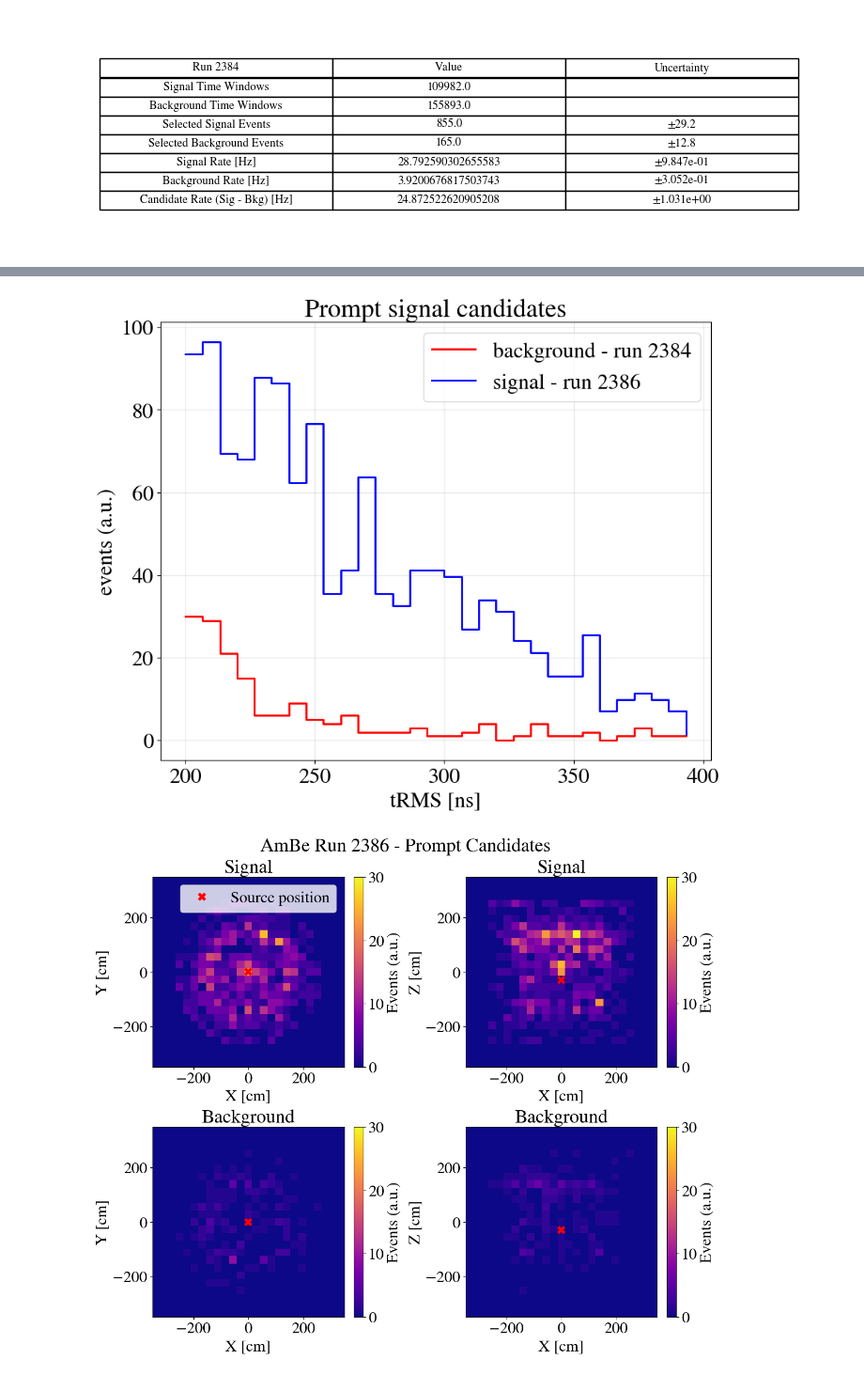
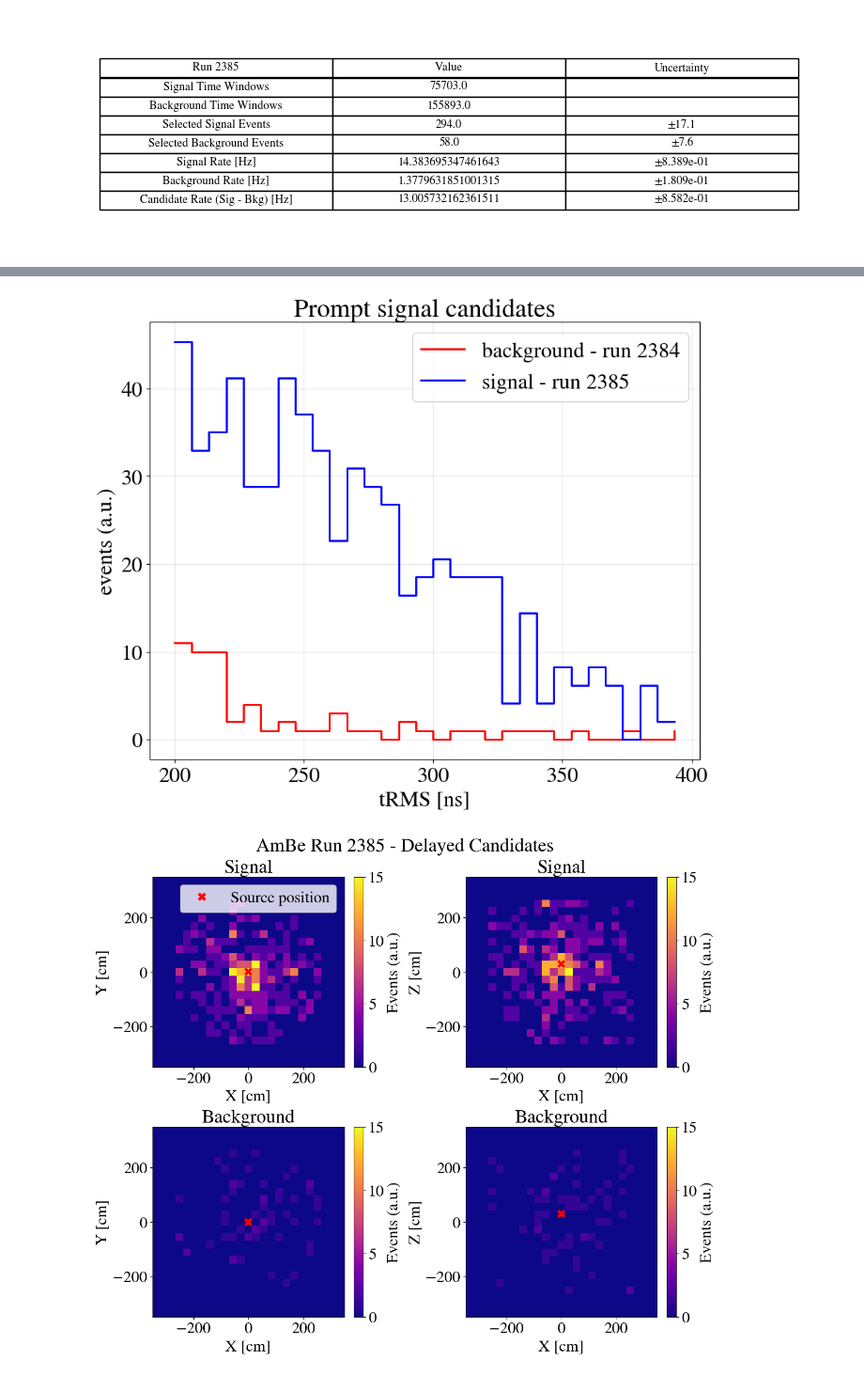
Before and after one commit to halmamol/ACES, a Jupyter notebook: jupyter_nb/CandidateEvents.ipynb, the cells around one changed output, grey strips where cells are left out. Shown at 94% size. Drawn from its saved outputs; the diff is of its cells as text; code cells hidden in the pictures.

```diff
--- a/jupyter_nb/CandidateEvents.ipynb
+++ b/jupyter_nb/CandidateEvents.ipynb
@@ -42,12 +42,12 @@ def exp_func(x, A, tau):
     return A * np.exp(-x / tau)
 # %%
 #Runs to compare
-sig_run = '2386'
-pos = [0.0, 0.0, -30.5]
+sig_run = '2385'
+pos = [0.0, 0.0, 0.0]
 bkg_run = '2384'
 
 if sig_run == '2385':
-    pos = [0.0, 0.0, 30.5]
+    pos = [0.0, 0.0, +30.5]
 elif sig_run == '2386':
     pos = [0.0, 0.0, -30.5]
 elif sig_run == '2387':
@@ -122,4 +138,7 @@ Candidate events/Second 24.87252262090521
 Number of events with more than one entry: 0
+# %%
+df = df[(df['delayed_nhits'] < 27)]
+df_bkg = df_bkg[(df_bkg['delayed_nhits'] < 27)]
 # %%
 import numpy as np
 import pandas as pd
@@ -250,15 +269,13 @@ plt.title('Prompt signal candidates')
 plt.legend()
 plt.grid(alpha=0.3)
 # %% [output]
-[figure, old version]
+[figure, new version]
 # %%
-cols = ["prompt_x", "prompt_y", "prompt_z"]
+cols = ["delayed_x", "delayed_y", "delayed_z"]
 labels = ["X [cm]", "Y [cm]", "Z [cm]"]
 source_pos = {"prompt_x": pos[0], "prompt_y": pos[1], "prompt_z": pos[2]}
 
-#N_events_bkg / N_events_sig
-
-alpha = N_events_bkg / N_events_sig  # scale signal to background exposure
+alpha = N_events_bkg / N_events_sig   # scale signal to background exposure
 
 # Clean arrays
 def clean(arr):
@@ -271,7 +288,7 @@ bx, by, bz = [clean(df_bkg[c].to_numpy()) for c in cols]
 n_bins = 25
 
 global_min = 0
-global_max = 30
+global_max = 15
 
 # Shared bin ranges for consistency
 xmin, xmax = -350, 350
@@ -302,32 +319,32 @@ h_sig_xz, xedges, zedges, img_sig_xz = axes[0,1].hist2d(
 axes[0,1].plot(source_pos["prompt_x"], source_pos["prompt_z"], 'rx', ms=8, mew=4, label='Source position')
 axes[0,1].set_xlabel(labels[0]); axes[0,1].set_ylabel(labels[2])
 axes[0,1].set_title("Signal")
 #axes[0,1].legend()
 fig.colorbar(img_sig_xz, ax=axes[0,1], label="Events (a.u.)")
 
 # BACKGROUND: X vs Y
 h_bkg_xy, xedges, yedges, img_bkg_xy = axes[1,0].hist2d(
     bx, by, bins=[xbins, ybins],
     cmap='plasma', vmin=global_min, vmax=global_max
 )
 axes[1,0].plot(source_pos["prompt_x"], source_pos["prompt_y"], 'rx', ms=8, mew=4,  label='Source position')
 axes[1,0].set_xlabel(labels[0]); axes[1,0].set_ylabel(labels[1])
 axes[1,0].set_title("Background")
 #axes[1,0].legend()
 fig.colorbar(img_bkg_xy, ax=axes[1,0], label="Events (a.u.)")
 
 # BACKGROUND: X vs Z
 h_bkg_xz, xedges, zedges, img_bkg_xz = axes[1,1].hist2d(
     bx, bz, bins=[xbins, zbins],
     cmap='plasma', vmin=global_min, vmax=global_max
 )
 axes[1,1].plot(source_pos["prompt_x"], source_pos["prompt_z"], 'rx', ms=8, mew=4, label='Source position')
 axes[1,1].set_xlabel(labels[0]); axes[1,1].set_ylabel(labels[2])
 axes[1,1].set_title("Background")
 #axes[1,1].legend()
 fig.colorbar(img_bkg_xz, ax=axes[1,1], label="Events (a.u.)")
 
-fig.suptitle(f"AmBe Run {sig_run} - Prompt Candidates")
+fig.suptitle(f"AmBe Run {sig_run} - Delayed Candidates")
 plt.show()
 # %% [output]
-[figure, old version]
+[figure, new version]
```
Also changed, not shown: parts of 15 cells of this notebook, 5 other files.
